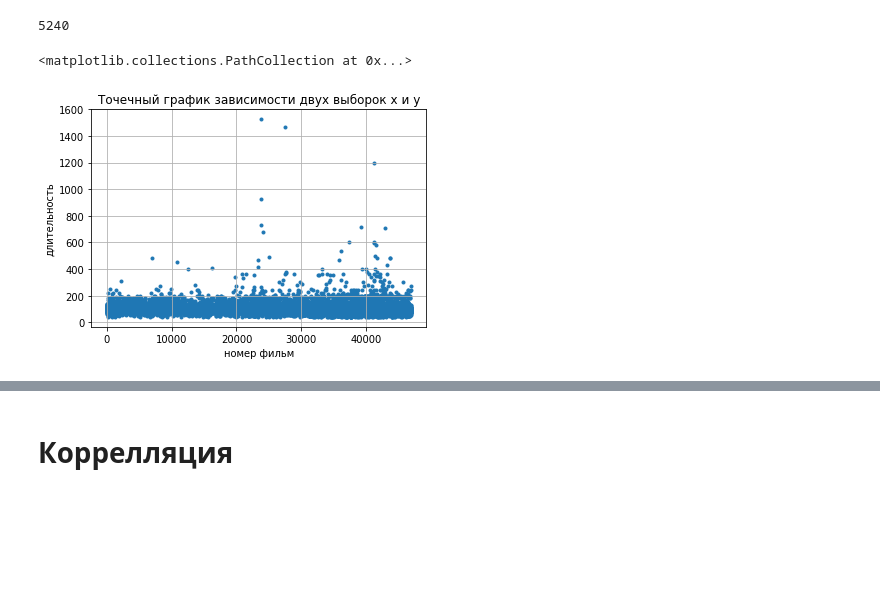
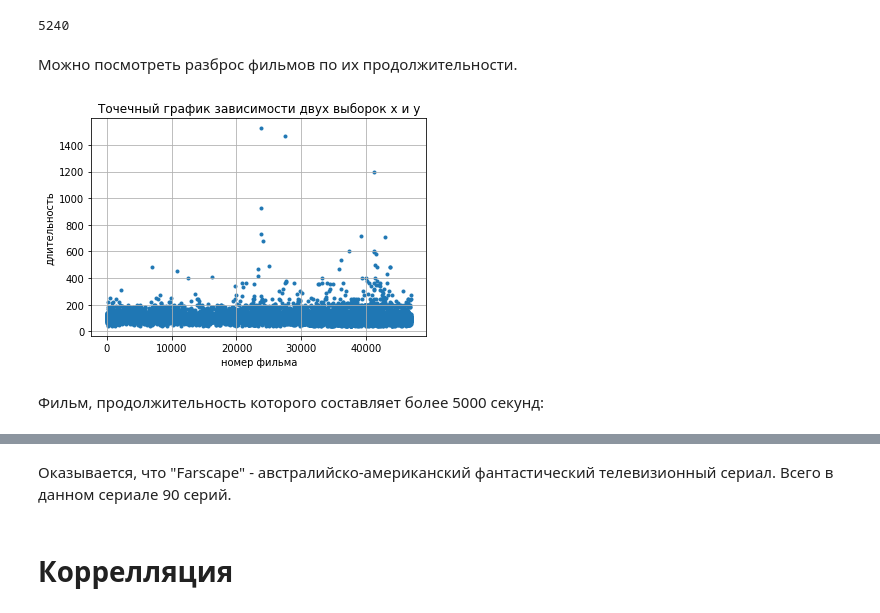
Before and after one commit to SIzrantsev/netology_statistics, a Jupyter notebook: lecture_1.ipynb, the cells around one changed output, grey strips where cells are left out. Saved outputs shown, nothing was run; the diff lists cells and outputs as text; code cells hidden in the pictures; blank space fills up the shorter version.

```diff
--- a/lecture_1.ipynb
+++ b/lecture_1.ipynb
@@ -134,3 +151,13 @@ max(duration)
 duration.isnull().sum()
 # %% [output]
 0
+# %%
+duration = df['duration']
+year = df['year']
+fig, ax = plt.subplots()
+ax.scatter(duration, year, c='red', alpha=0.3, edgecolors='none')
+
+ax.grid(True)
+plt.xlabel('duration')
+plt.ylabel('year')
+plt.show()
@@ -184,23 +244,29 @@ duration_range = max(duration) - min(duration)
 print(duration_range)
 # %% [output]
 5240
+# %% [markdown]
+Можно посмотреть разброс фильмов по их продолжительности.
 # %%
 x = [i for i in range(0, len(duration)-1)]
 y = df.loc[df['duration'] < 5000, 'duration']
 
-plt.xlabel('номер фильм')
+plt.xlabel('номер фильма')
 plt.ylabel('длительность')
 plt.title('Точечный график зависимости двух выборок x и y')
 plt.grid(True)
 plt.scatter(x, y, marker='.')
+plt.show()
 # %% [output]
-<matplotlib.collections.PathCollection at 0x...>
-[figure, old version]
+[figure, new version]
+# %% [markdown]
+Фильм, продолжительность которого составляет более 5000 секунд:
 # %%
 df.loc[df['duration'] > 5000, :]
 # %% [output]
 |  | filmtv_ID | film_title | year | genre | duration | country | director | actors | avg_vote | votes |
 | 27639 | 35647 | Farscape | 1999 | Adventure | 5280 | United States | Geoff Bennett, Tony Tilse, Ian Wa... | Ben Browder, Virginia Hey, Wayne ... | 8.0 | 1 |
+# %% [markdown]
+Оказывается, что "Farscape" - австралийско-американский фантастический телевизионный сериал. Всего в данном сериале 90 серий.
 # %% [markdown]
 # Коррелляция
 # %% [markdown]
```
Also changed, not shown: parts of 71 cells of this notebook.
